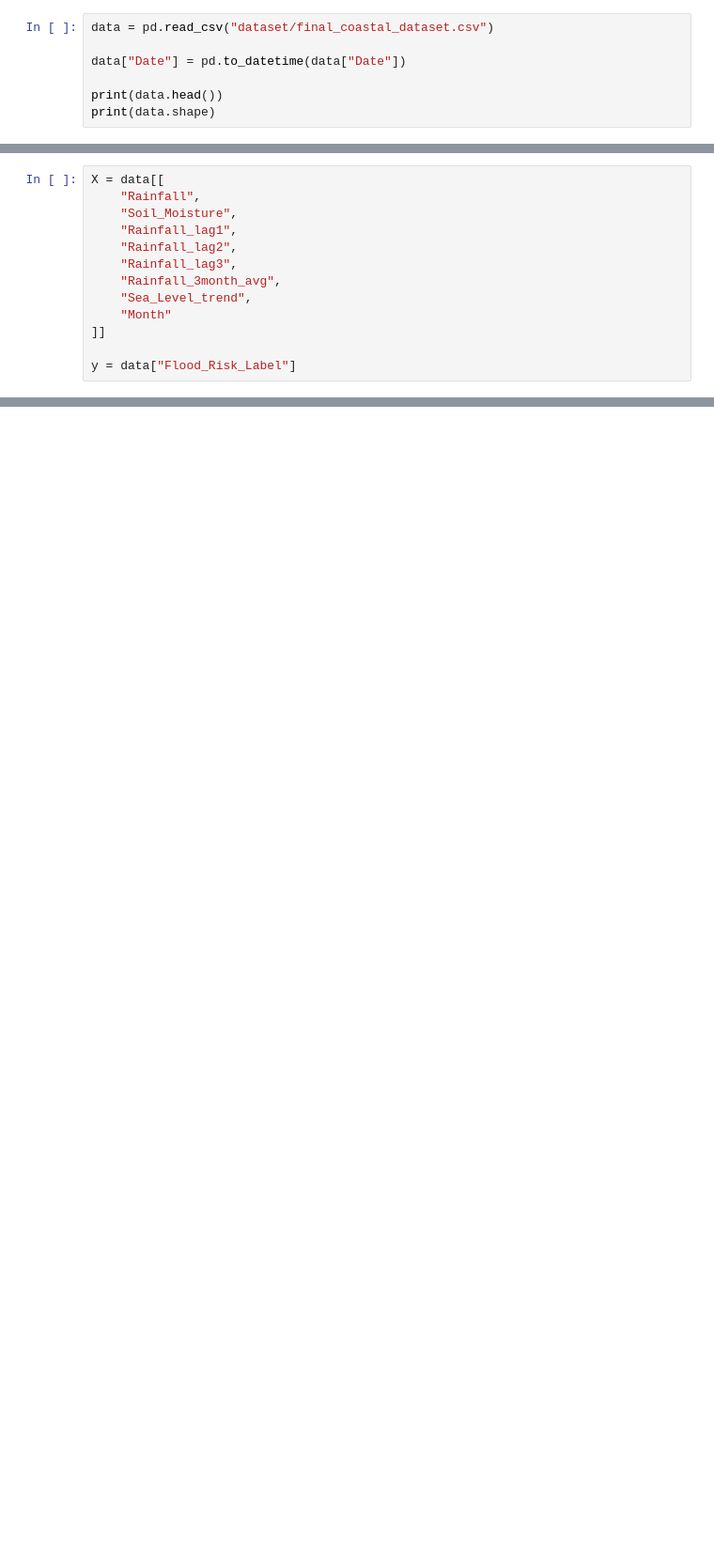
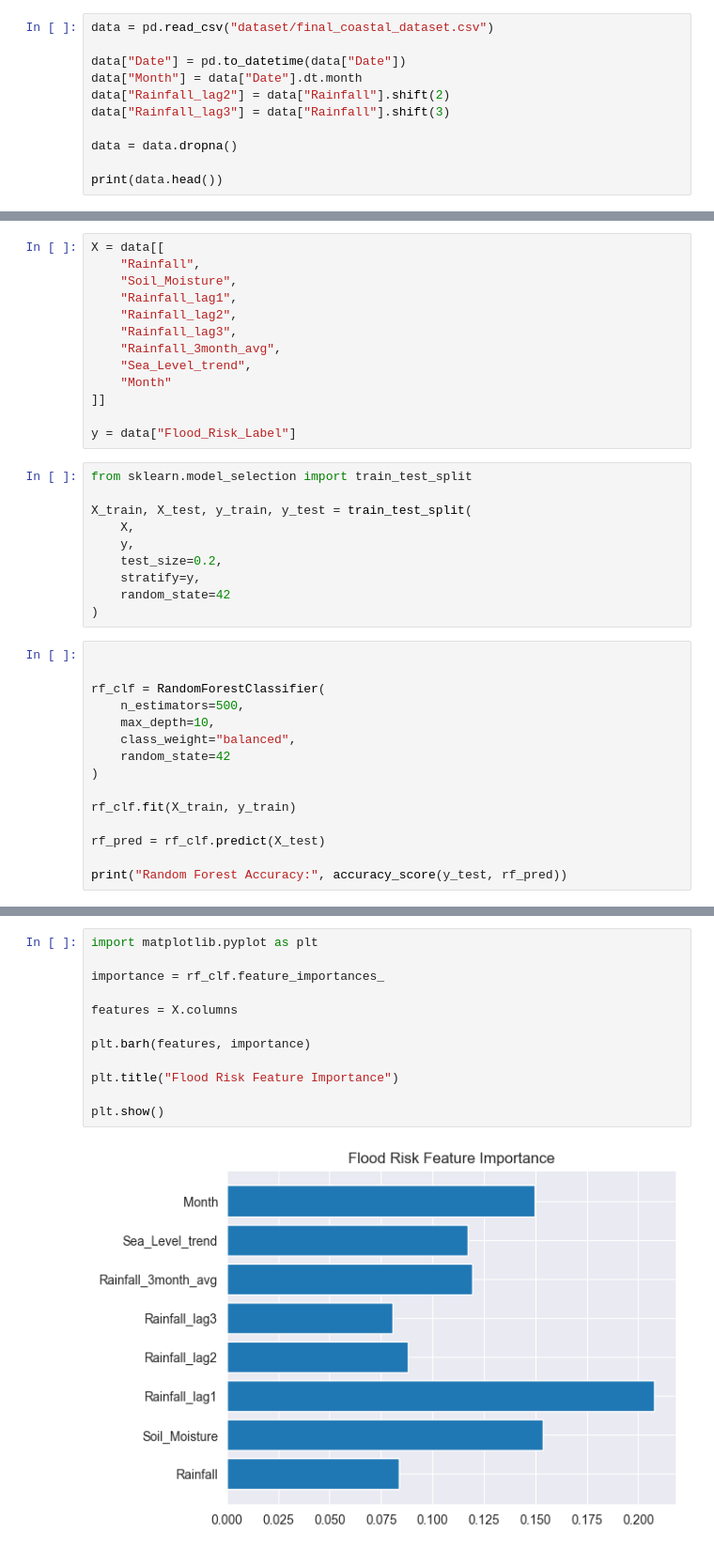
Before and after one commit to Hariharan-codeWorld/Coastal-prediction, a Jupyter notebook: final_model.ipynb, the cells around one changed output, grey strips where cells are left out. Shown at 94% size. Cells and saved outputs as stored; diff of their text form; blank space fills up the shorter version.

```diff
--- a/final_model.ipynb
+++ b/final_model.ipynb
@@ -18,6 +18,10 @@ import joblib
 data = pd.read_csv("dataset/final_coastal_dataset.csv")
 
 data["Date"] = pd.to_datetime(data["Date"])
+data["Month"] = data["Date"].dt.month
+data["Rainfall_lag2"] = data["Rainfall"].shift(2)
+data["Rainfall_lag3"] = data["Rainfall"].shift(3)
+
+data = data.dropna()
 
 print(data.head())
-print(data.shape)
@@ -57,3 +92,28 @@ X = data[[
 ]]
 
 y = data["Flood_Risk_Label"]
+# %%
+from sklearn.model_selection import train_test_split
+
+X_train, X_test, y_train, y_test = train_test_split(
+    X,
+    y,
+    test_size=0.2,
+    stratify=y,
+    random_state=42
+)
+# %%
+
+
+rf_clf = RandomForestClassifier(
+    n_estimators=500,
+    max_depth=10,
+    class_weight="balanced",
+    random_state=42
+)
+
+rf_clf.fit(X_train, y_train)
+
+rf_pred = rf_clf.predict(X_test)
+
+print("Random Forest Accuracy:", accuracy_score(y_test, rf_pred))
@@ -59,0 +197,14 @@ y = data["Flood_Risk_Label"]
+# %%
+import matplotlib.pyplot as plt
+
+importance = rf_clf.feature_importances_
+
+features = X.columns
+
+plt.barh(features, importance)
+
+plt.title("Flood Risk Feature Importance")
+
+plt.show()
+# %% [output]
+[figure, added]
```
Also changed, not shown: parts of 15 cells of this notebook.
